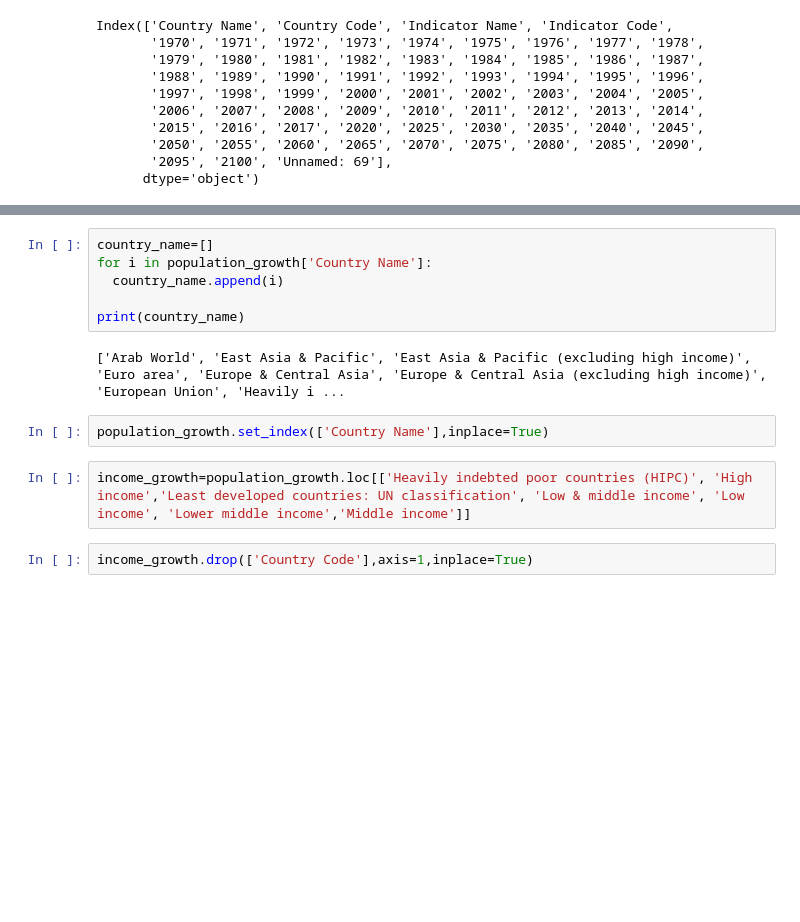
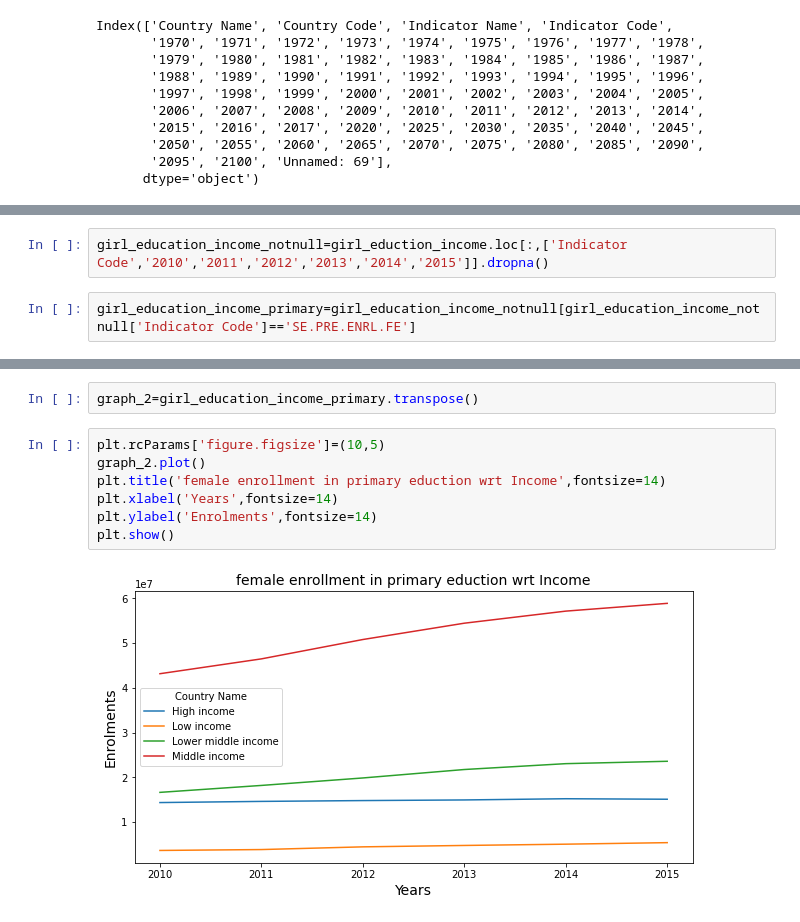
Before and after one commit to shivashukla02/World-Bank-Global-Edu-Analysis, a Jupyter notebook: SHIVANK_World_Bank_Global_Edu_Analysis_Capstone_Project.ipynb, the cells around one changed output, grey strips where cells are left out. Saved outputs shown, nothing was run; the diff lists cells and outputs as text; blank space fills up the shorter version.

```diff
--- a/SHIVANK_World_Bank_Global_Edu_Analysis_Capstone_Project.ipynb
+++ b/SHIVANK_World_Bank_Global_Edu_Analysis_Capstone_Project.ipynb
@@ -70 +94,5 @@ Index(['Country Name', 'Country Code', 'Indicator Name', 'Indicator Code',
+# %%
+girl_education_income_notnull=girl_eduction_income.loc[:,['Indicator Code','2010','2011','2012','2013','2014','2015']].dropna()
+# %%
+girl_education_income_primary=girl_education_income_notnull[girl_education_income_notnull['Indicator Code']=='SE.PRE.ENRL.FE']
 # %%
@@ -78,14 +105,11 @@ population_growth =main_data[main_data['Indicator Code']=='SP.POP.GROW']
-# %%
-country_name=[]
-for i in population_growth['Country Name']:
-  country_name.append(i)
-
-print(country_name)
-# %% [output]
-['Arab World', 'East Asia & Pacific', 'East Asia & Pacific (excluding high income)', 'Euro area', 'Europe & Central Asia', 'Europe & Central Asia (excluding high income)', 'European Union', 'Heavily i ...
-# %%
-population_growth.set_index(['Country Name'],inplace=True)
-# %%
-income_growth=population_growth.loc[['Heavily indebted poor countries (HIPC)', 'High income','Least developed countries: UN classification', 'Low & middle income', 'Low income', 'Lower middle income','Middle income']]
-# %%
-income_growth.drop(['Country Code'],axis=1,inplace=True)
+# %%
+graph_2=girl_education_income_primary.transpose()
+# %%
+plt.rcParams['figure.figsize']=(10,5)
+graph_2.plot()
+plt.title('female enrollment in primary eduction wrt Income',fontsize=14)
+plt.xlabel('Years',fontsize=14)
+plt.ylabel('Enrolments',fontsize=14)
+plt.show()
+# %% [output]
+[figure, added]
```
Also changed, not shown: parts of 19 cells of this notebook.
